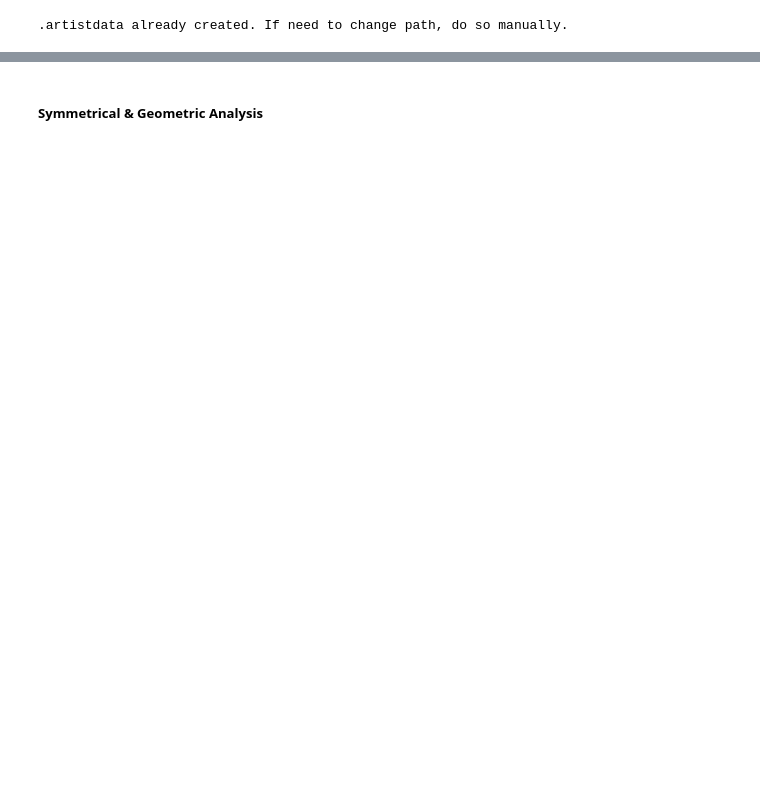
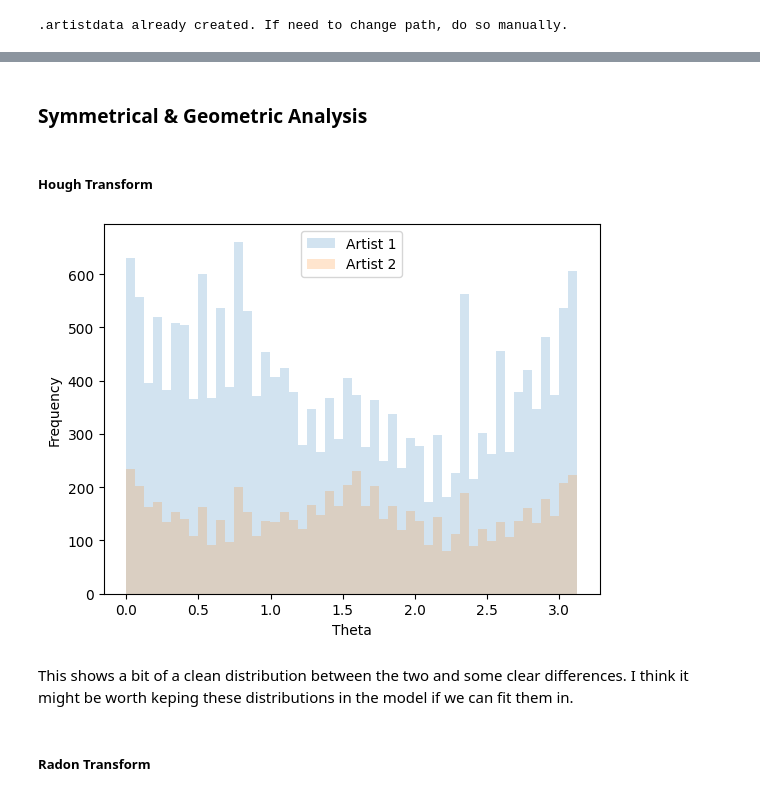
Before and after one commit to Charles-Gormley/DaVinciVision, a Jupyter notebook: EDA/Analysis.ipynb, the cells around one changed output, grey strips where cells are left out. Saved outputs shown, nothing was run; the diff lists cells and outputs as text; code cells hidden in the pictures; blank space fills up the shorter version.

Commit message:
Finshed Cross Artistical Analysis

```diff
--- a/EDA/Analysis.ipynb
+++ b/EDA/Analysis.ipynb
@@ -44,0 +119,8 @@ os.listdir()[:5] # Checking
+# %%
+### Artists to Analyze Simply
+edgar_img_path = os.getcwd() + "\\" + os.listdir()[2000]
+random_img_path = os.getcwd() + "\\" + os.listdir()[1000]
+img_path = os.getcwd() + "\\" + os.listdir()[8000]
+img_path_2 = os.getcwd() + "\\" + os.listdir()[7999]
+
+albrecht_path = os.getcwd() + "\\" + os.listdir()[0]
@@ -372,5 +502,5 @@ plt.show()
 # %% [markdown]
-##### Symmetrical & Geometric Analysis
+### Symmetrical & Geometric Analysis
 # %%
 import cv2
 import numpy as np
@@ -438,6 +611,37 @@ def graph_symmetry_detection(image_path):
+# %% [markdown]
+##### Hough Transform
 # %%
 # Hough Transform
 line_image = hough_transform(img_path)
+# %%
+# Brush Stroke Analysis
+# Compare brush strokes between two artists
+image_path_artist1 = "path/to/artist1_image.png"
+image_path_artist2 = "path/to/artist2_image.png"
+
+lines_artist1 = hough_transform_lap(img_path)
+lines_artist2 = hough_transform_lap(random_img_path)
+lines_artist3 = hough_transform_lap(img_path_2)
+
+# Extract theta values from the lines
+thetas_artist1 = [line[0][1] for line in lines_artist1]
+thetas_artist2 = [line[0][1] for line in lines_artist2]
+thetas_artist3 = [line[0][1] for line in lines_artist3]
+
+# Plot histograms of theta distributions
+plt.hist(thetas_artist1, bins=50, alpha=0.2, label='Artist 1')
+plt.hist(thetas_artist2, bins=50, alpha=0.2, label='Artist 2')
+
+plt.xlabel('Theta')
+plt.ylabel('Frequency')
+plt.legend()
+plt.show()
+# %% [output]
+[figure, added]
+# %% [markdown]
+This shows a bit of a clean distribution between the two and some clear differences. I think it might be worth keping these distributions in the model if we can fit them in.
+# %% [markdown]
+##### Radon Transform
 # %%
 # # Radon Transform
 sino = radon_transform(img_path)
```
Also changed, not shown: parts of 85 cells of this notebook, 2 other files.
